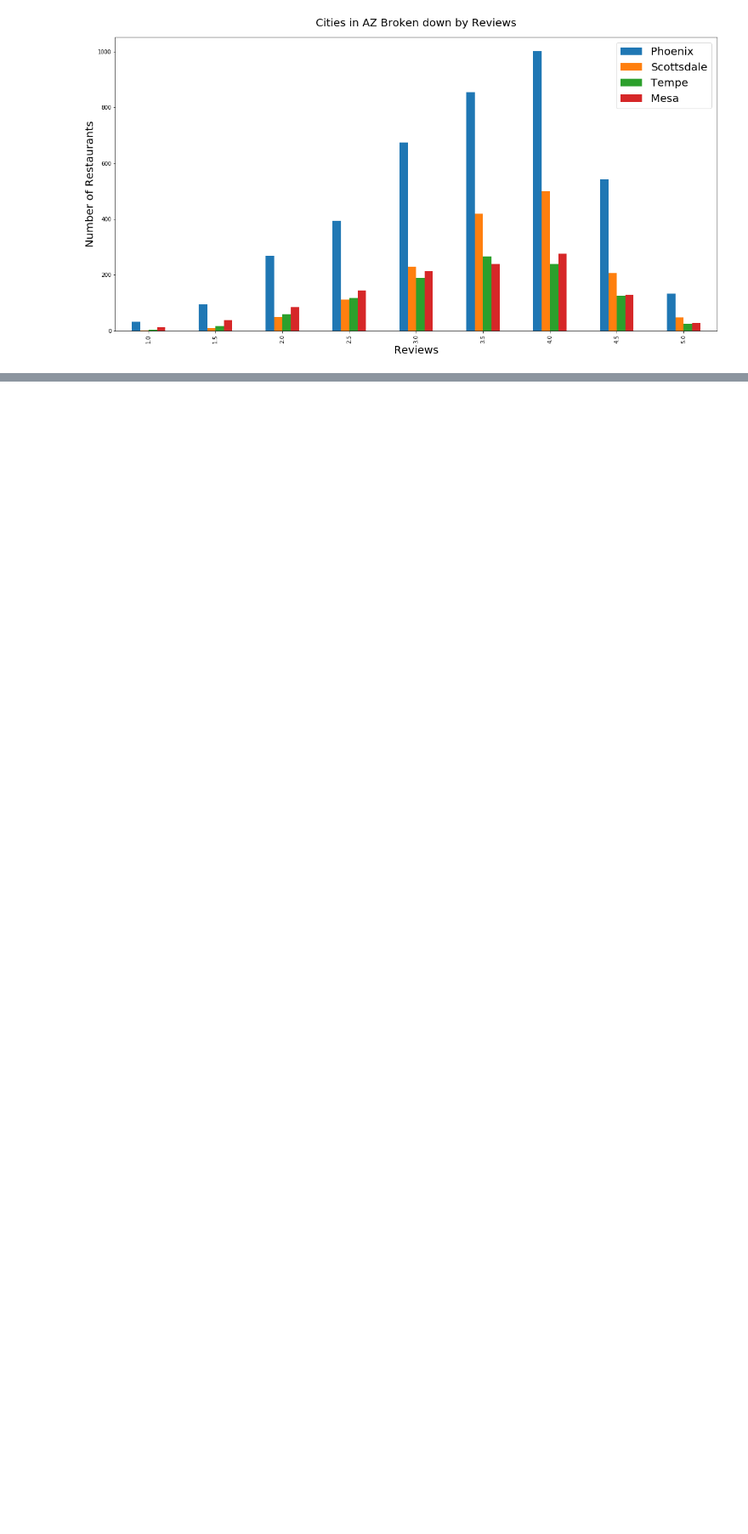
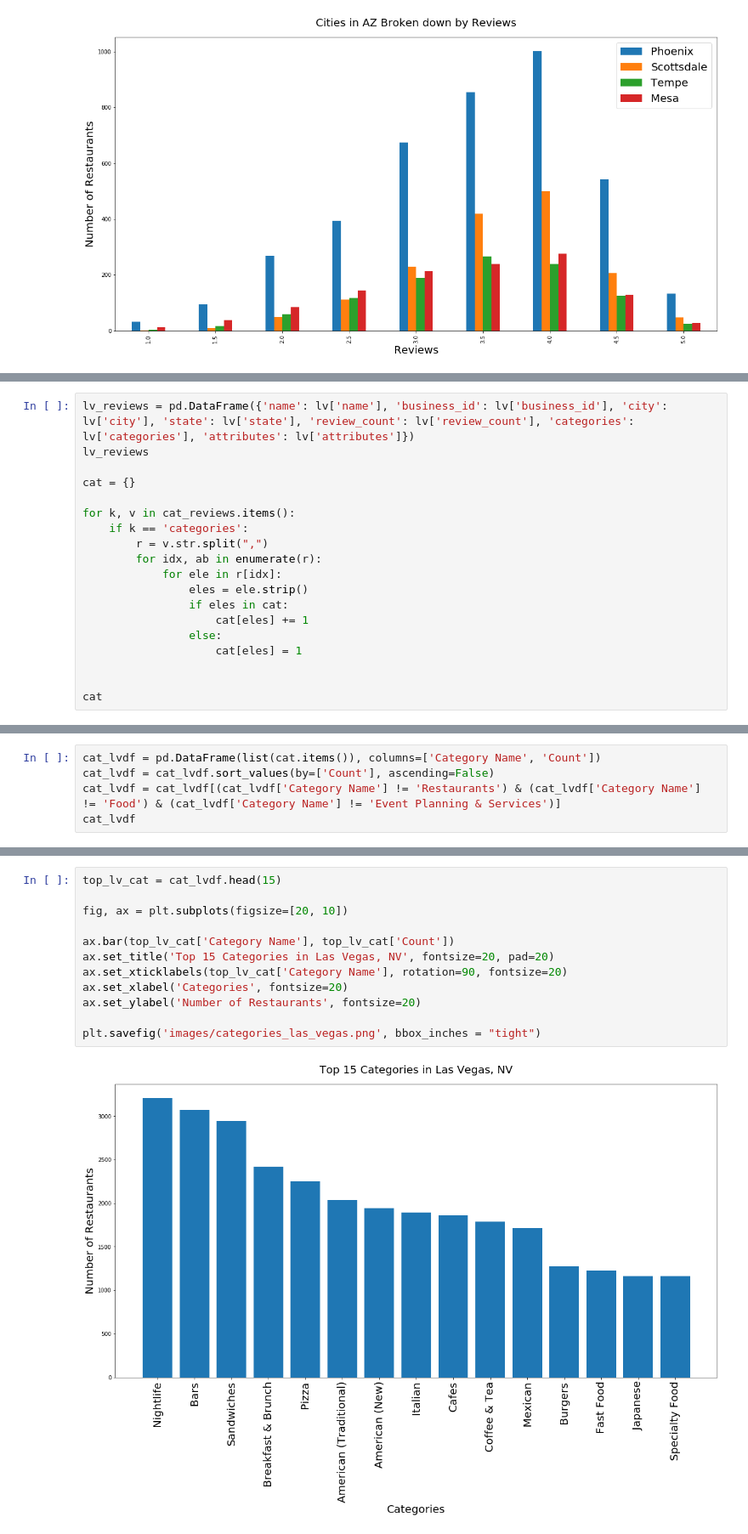
Before and after one commit to yueweng/restaurant-reviews, a Jupyter notebook: project.ipynb, the cells around one changed output, grey strips where cells are left out. Shown at 85% size. Cells and saved outputs as stored; diff of their text form; blank space fills up the shorter version.

```diff
--- a/project.ipynb
+++ b/project.ipynb
@@ -1201,0 +1223,19 @@ plt.savefig('images/nv_az_states.png', bbox_inches = "tight")
+# %%
+lv_reviews = pd.DataFrame({'name': lv['name'], 'business_id': lv['business_id'], 'city': lv['city'], 'state': lv['state'], 'review_count': lv['review_count'], 'categories': lv['categories'], 'attributes': lv['attributes']})
+lv_reviews
+
+cat = {}
+
+for k, v in cat_reviews.items():
+    if k == 'categories':
+        r = v.str.split(",")
+        for idx, ab in enumerate(r):
+            for ele in r[idx]:
+                eles = ele.strip()
+                if eles in cat:
+                    cat[eles] += 1
+                else:
+                    cat[eles] = 1
+
+
+cat
@@ -1201,0 +1260,5 @@ plt.savefig('images/nv_az_states.png', bbox_inches = "tight")
+# %%
+cat_lvdf = pd.DataFrame(list(cat.items()), columns=['Category Name', 'Count'])
+cat_lvdf = cat_lvdf.sort_values(by=['Count'], ascending=False)
+cat_lvdf = cat_lvdf[(cat_lvdf['Category Name'] != 'Restaurants') & (cat_lvdf['Category Name'] != 'Food') & (cat_lvdf['Category Name'] != 'Event Planning & Services')]
+cat_lvdf
@@ -1201,0 +1279,14 @@ plt.savefig('images/nv_az_states.png', bbox_inches = "tight")
+# %%
+top_lv_cat = cat_lvdf.head(15)
+
+fig, ax = plt.subplots(figsize=[20, 10])
+
+ax.bar(top_lv_cat['Category Name'], top_lv_cat['Count'])
+ax.set_title('Top 15 Categories in Las Vegas, NV', fontsize=20, pad=20)
+ax.set_xticklabels(top_lv_cat['Category Name'], rotation=90, fontsize=20)
+ax.set_xlabel('Categories', fontsize=20)
+ax.set_ylabel('Number of Restaurants', fontsize=20)
+
+plt.savefig('images/categories_las_vegas.png', bbox_inches = "tight")
+# %% [output]
+[figure, added]
```
Also changed, not shown: parts of 10 cells of this notebook, 3 other files.
